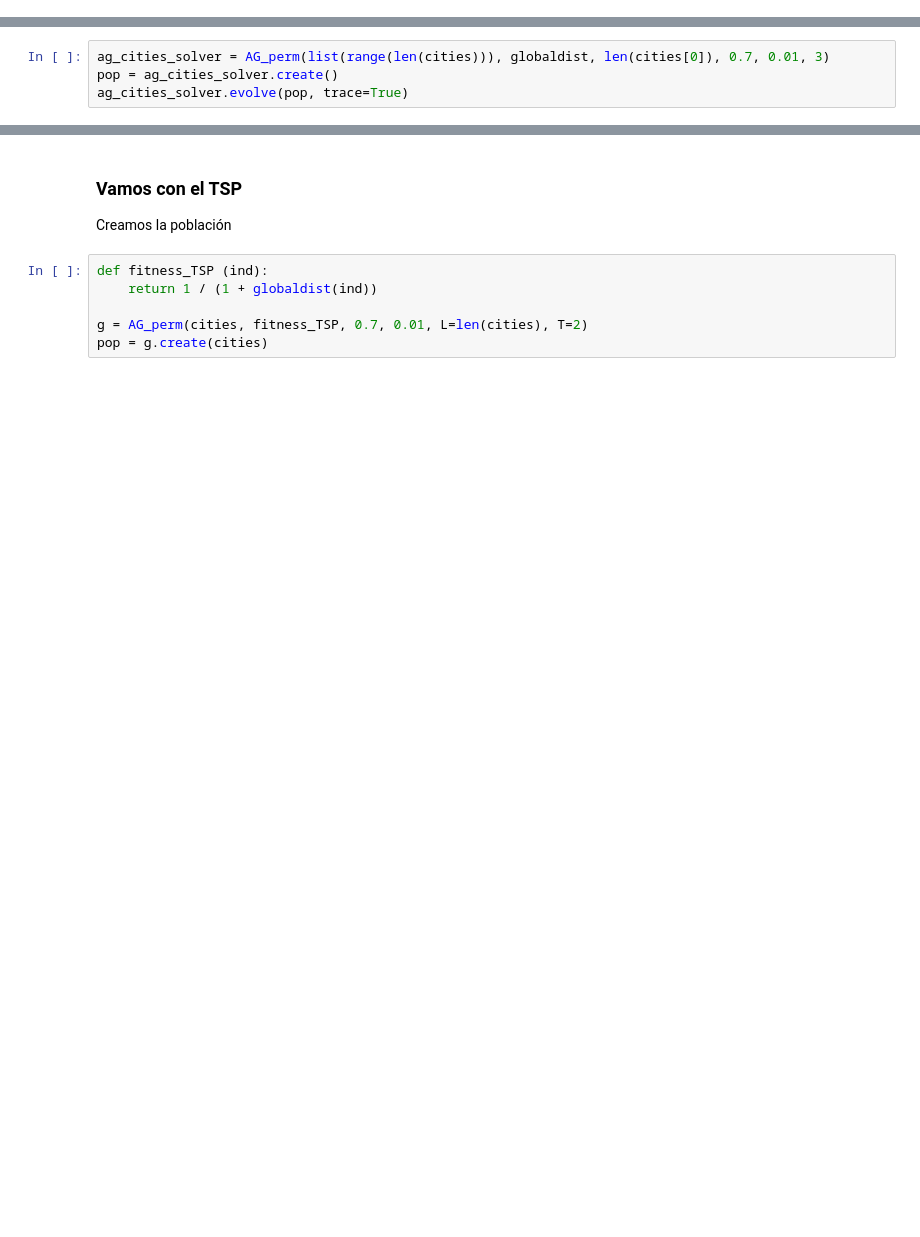
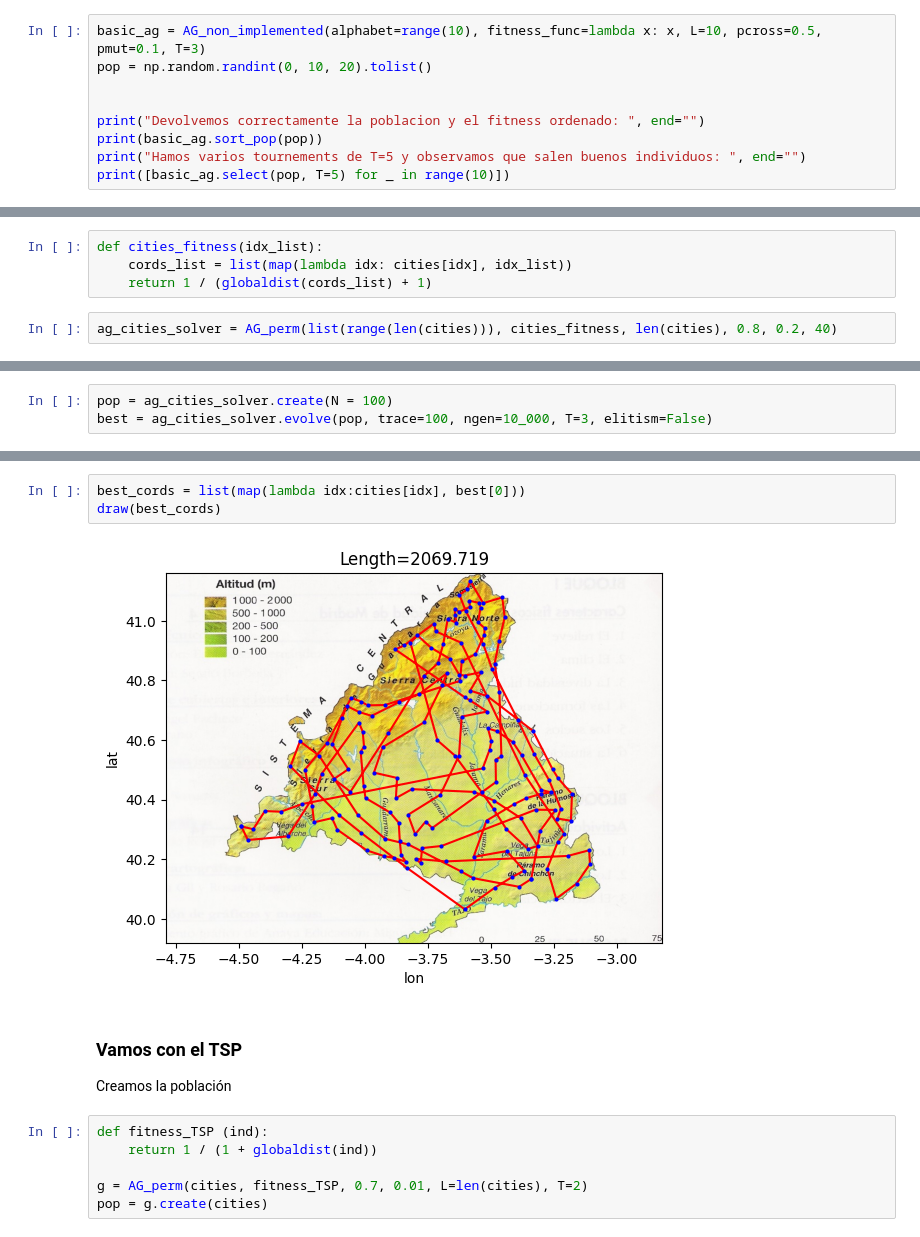
Before and after one commit to Chepados/practica1-sistemas-inteligentes, a Jupyter notebook: AG_alumno.ipynb, the cells around one changed output, grey strips where cells are left out. Drawn from its saved outputs; the diff is of its cells as text; blank space fills up the shorter version.

Commit message:
bug_fixes version funcional con operadores basicos

```diff
--- a/AG_alumno.ipynb
+++ b/AG_alumno.ipynb
@@ -123,0 +162,9 @@ class AG:
+# %%
+basic_ag = AG_non_implemented(alphabet=range(10), fitness_func=lambda x: x, L=10, pcross=0.5, pmut=0.1, T=3)
+pop = np.random.randint(0, 10, 20).tolist()
+
+
+print("Devolvemos correctamente la poblacion y el fitness ordenado: ", end="")
+print(basic_ag.sort_pop(pop))
+print("Hamos varios tournements de T=5 y observamos que salen buenos individuos: ", end="")
+print([basic_ag.select(pop, T=5) for _ in range(10)])
@@ -162,4 +243,6 @@ class AG_perm (AG):
+# %%
+def cities_fitness(idx_list):
+    cords_list = list(map(lambda idx: cities[idx], idx_list))
+    return 1 / (globaldist(cords_list) + 1)
 # %%
-ag_cities_solver = AG_perm(list(range(len(cities))), globaldist, len(cities[0]), 0.7, 0.01, 3)
-pop = ag_cities_solver.create()
-ag_cities_solver.evolve(pop, trace=True)
+ag_cities_solver = AG_perm(list(range(len(cities))), cities_fitness, len(cities), 0.8, 0.2, 40)
@@ -167,0 +249,3 @@ TypeError: 'int' object is not subscriptable
+# %%
+pop = ag_cities_solver.create(N = 100)
+best = ag_cities_solver.evolve(pop, trace=100, ngen=10_000, T=3, elitism=False)
@@ -168,3 +270,8 @@ TypeError: 'int' object is not subscriptable
+# %%
+best_cords = list(map(lambda idx:cities[idx], best[0]))
+draw(best_cords)
+# %% [output]
+[figure, added]
 # %% [markdown]
 ### Vamos con el TSP
 
```
Also changed, not shown: parts of 19 cells of this notebook.
